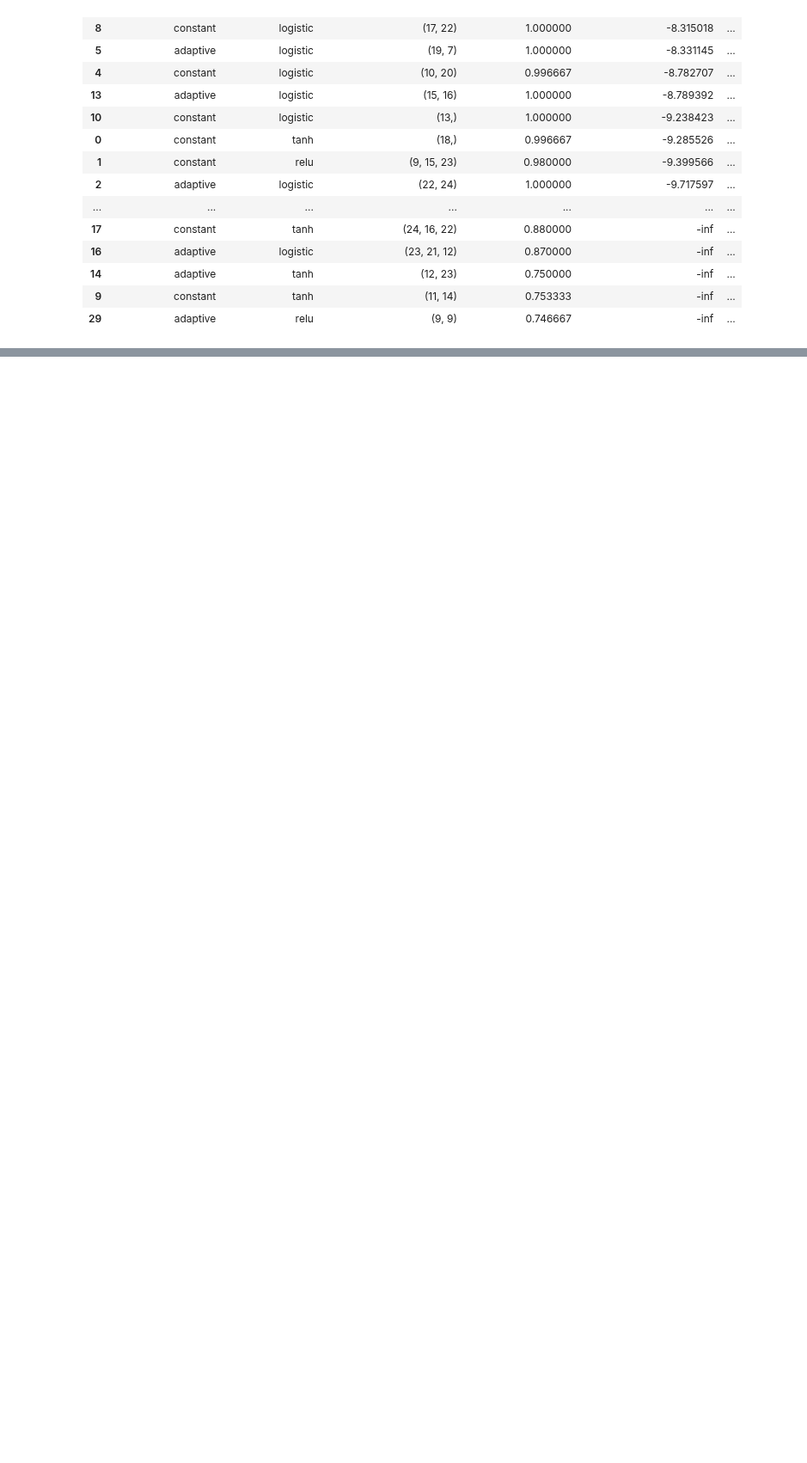
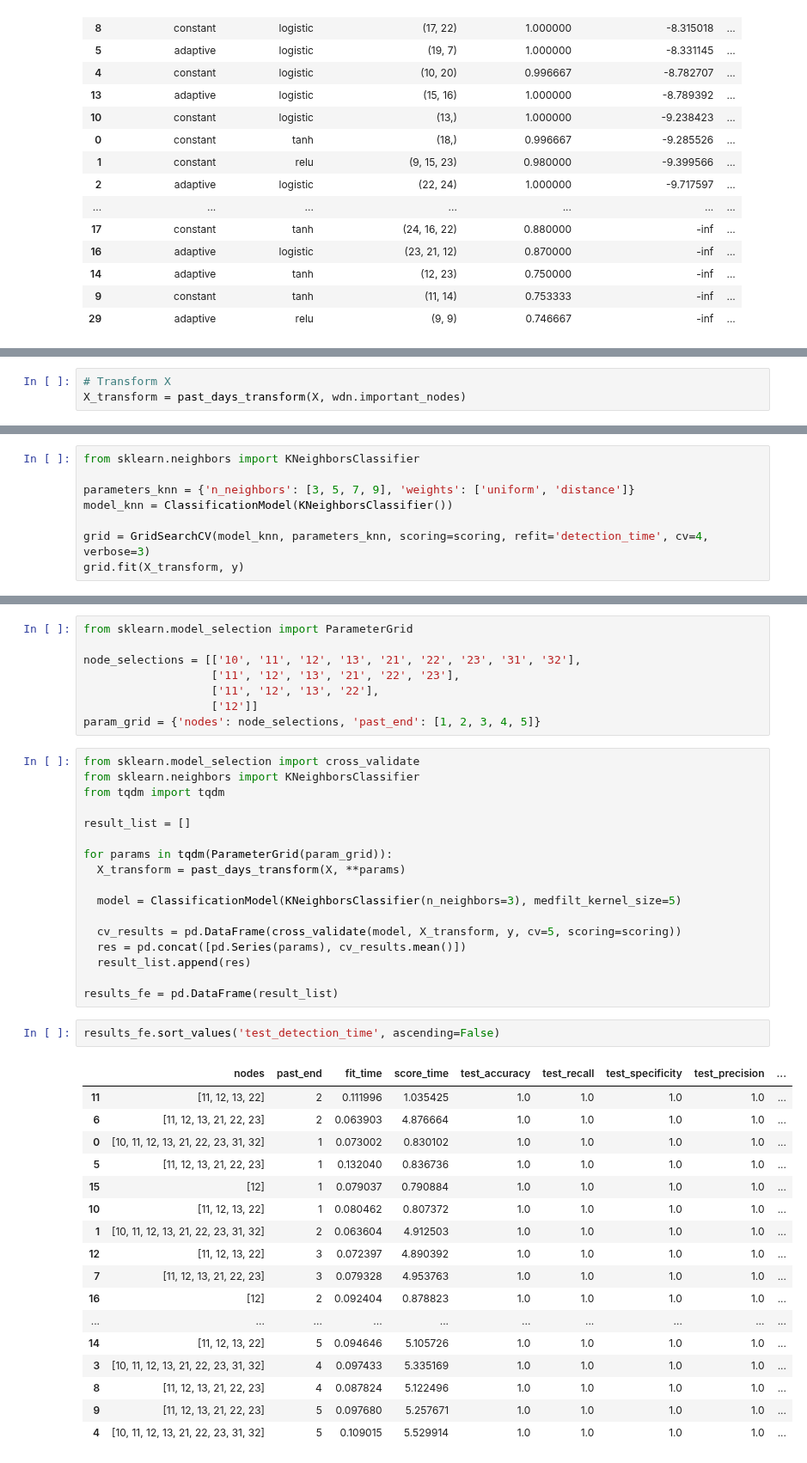
Before and after one commit to JulianBvW/BA-WDN-Leakage-Detection, a Jupyter notebook: LeakageDetection.ipynb, the cells around one changed output, grey strips where cells are left out. Shown at 86% size. Saved outputs shown, nothing was run; the diff lists cells and outputs as text; blank space fills up the shorter version.

Commit message:
First results for FE

```diff
--- a/LeakageDetection.ipynb
+++ b/LeakageDetection.ipynb
@@ -419,0 +369,3 @@ results_mlp[['param_learning_rate', 'param_activation', 'param_hidden_layer_size
+# %%
+# Transform X
+X_transform = past_days_transform(X, wdn.important_nodes)
@@ -419,0 +386,8 @@ results_mlp[['param_learning_rate', 'param_activation', 'param_hidden_layer_size
+# %%
+from sklearn.neighbors import KNeighborsClassifier
+
+parameters_knn = {'n_neighbors': [3, 5, 7, 9], 'weights': ['uniform', 'distance']}
+model_knn = ClassificationModel(KNeighborsClassifier())
+
+grid = GridSearchCV(model_knn, parameters_knn, scoring=scoring, refit='detection_time', cv=4, verbose=3)
+grid.fit(X_transform, y)
@@ -419,0 +412,45 @@ results_mlp[['param_learning_rate', 'param_activation', 'param_hidden_layer_size
+# %%
+from sklearn.model_selection import ParameterGrid
+
+node_selections = [['10', '11', '12', '13', '21', '22', '23', '31', '32'],
+                   ['11', '12', '13', '21', '22', '23'],
+                   ['11', '12', '13', '22'],
+                   ['12']]
+param_grid = {'nodes': node_selections, 'past_end': [1, 2, 3, 4, 5]}
+# %%
+from sklearn.model_selection import cross_validate
+from sklearn.neighbors import KNeighborsClassifier
+from tqdm import tqdm
+
+result_list = []
+
+for params in tqdm(ParameterGrid(param_grid)):
+  X_transform = past_days_transform(X, **params)
+
+  model = ClassificationModel(KNeighborsClassifier(n_neighbors=3), medfilt_kernel_size=5)
+
+  cv_results = pd.DataFrame(cross_validate(model, X_transform, y, cv=5, scoring=scoring))
+  res = pd.concat([pd.Series(params), cv_results.mean()])
+  result_list.append(res)
+
+results_fe = pd.DataFrame(result_list)
+# %%
+results_fe.sort_values('test_detection_time', ascending=False)
+# %% [output]
+|  | nodes | past_end | fit_time | score_time | test_accuracy | test_recall | test_specificity | test_precision | ... |
+| 11 | [11, 12, 13, 22] | 2 | 0.111996 | 1.035425 | 1.0 | 1.0 | 1.0 | 1.0 | ... |
+| 6 | [11, 12, 13, 21, 22, 23] | 2 | 0.063903 | 4.876664 | 1.0 | 1.0 | 1.0 | 1.0 | ... |
+| 0 | [10, 11, 12, 13, 21, 22, 23, 31, 32] | 1 | 0.073002 | 0.830102 | 1.0 | 1.0 | 1.0 | 1.0 | ... |
+| 5 | [11, 12, 13, 21, 22, 23] | 1 | 0.132040 | 0.836736 | 1.0 | 1.0 | 1.0 | 1.0 | ... |
+| 15 | [12] | 1 | 0.079037 | 0.790884 | 1.0 | 1.0 | 1.0 | 1.0 | ... |
+| 10 | [11, 12, 13, 22] | 1 | 0.080462 | 0.807372 | 1.0 | 1.0 | 1.0 | 1.0 | ... |
+| 1 | [10, 11, 12, 13, 21, 22, 23, 31, 32] | 2 | 0.063604 | 4.912503 | 1.0 | 1.0 | 1.0 | 1.0 | ... |
+| 12 | [11, 12, 13, 22] | 3 | 0.072397 | 4.890392 | 1.0 | 1.0 | 1.0 | 1.0 | ... |
+| 7 | [11, 12, 13, 21, 22, 23] | 3 | 0.079328 | 4.953763 | 1.0 | 1.0 | 1.0 | 1.0 | ... |
+| 16 | [12] | 2 | 0.092404 | 0.878823 | 1.0 | 1.0 | 1.0 | 1.0 | ... |
+| ... | ... | ... | ... | ... | ... | ... | ... | ... | ... |
+| 14 | [11, 12, 13, 22] | 5 | 0.094646 | 5.105726 | 1.0 | 1.0 | 1.0 | 1.0 | ... |
+| 3 | [10, 11, 12, 13, 21, 22, 23, 31, 32] | 4 | 0.097433 | 5.335169 | 1.0 | 1.0 | 1.0 | 1.0 | ... |
+| 8 | [11, 12, 13, 21, 22, 23] | 4 | 0.087824 | 5.122496 | 1.0 | 1.0 | 1.0 | 1.0 | ... |
+| 9 | [11, 12, 13, 21, 22, 23] | 5 | 0.097680 | 5.257671 | 1.0 | 1.0 | 1.0 | 1.0 | ... |
+| 4 | [10, 11, 12, 13, 21, 22, 23, 31, 32] | 5 | 0.109015 | 5.529914 | 1.0 | 1.0 | 1.0 | 1.0 | ... |
```
Also changed, not shown: parts of 14 cells of this notebook.
